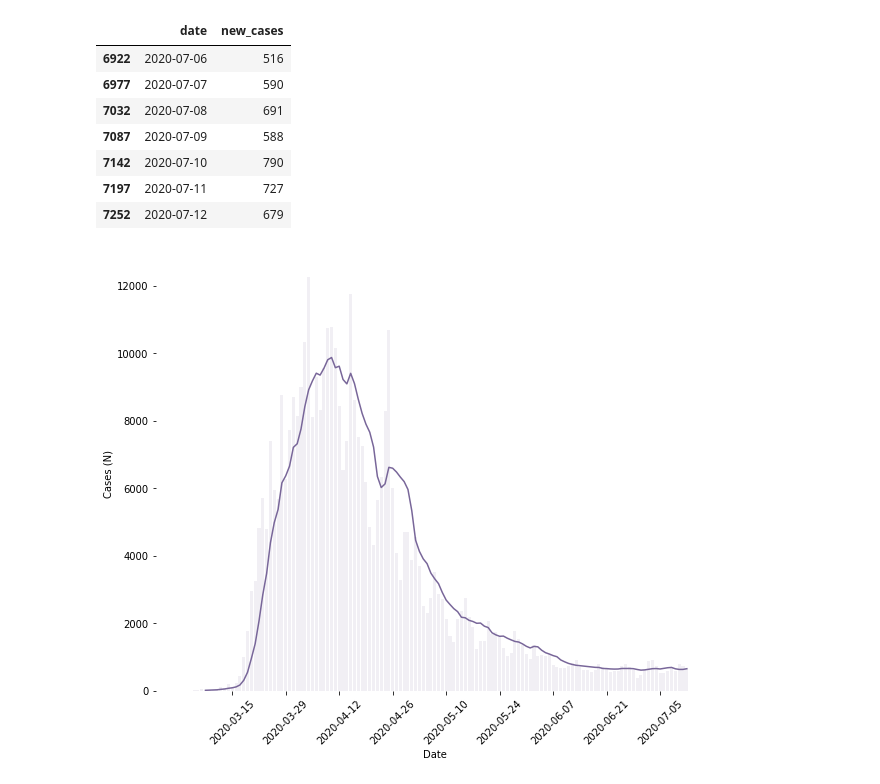
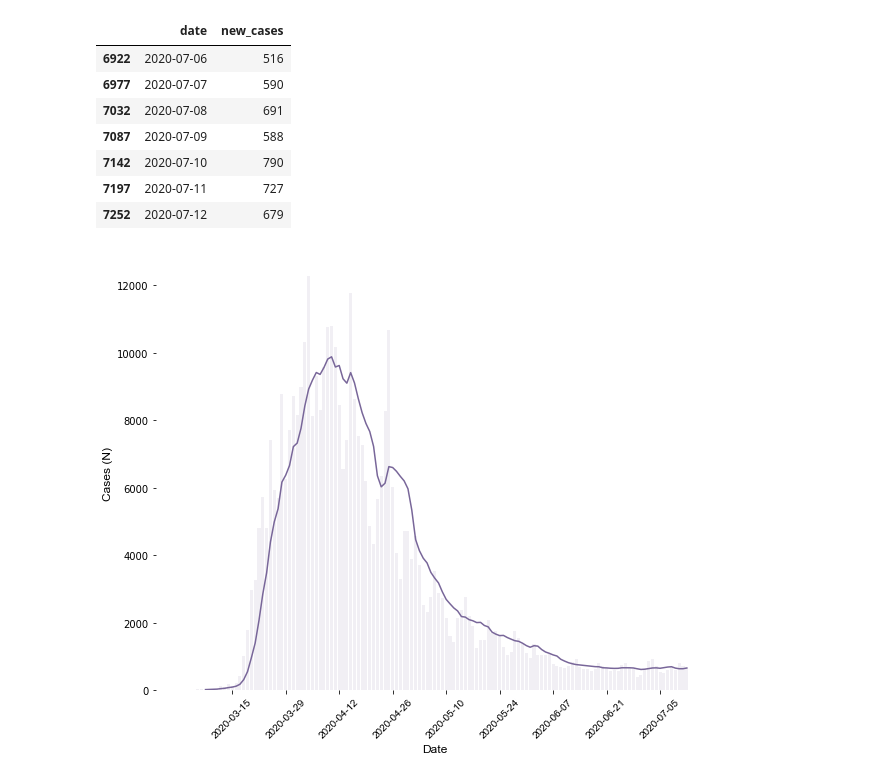
Before and after one commit to TJL30308/rolling_in_the_covid, a Jupyter notebook: development/washington_dev.ipynb, the cells around one changed output. Saved outputs shown, nothing was run; the diff lists cells and outputs as text; code cells hidden in the pictures.

Commit message:
updates to plots

```diff
--- a/development/washington_dev.ipynb
+++ b/development/washington_dev.ipynb
@@ -18,7 +18,7 @@ df.head()
 # %%
 states = df['state'].unique()
 # %%
-df_state = df[df['state']=='Washington']
+df_state = df[df['state']=='New York']
 df_state.head()
 # %% [output]
 |  | date | state | fips | cases | deaths |
@@ -50,24 +50,24 @@ rolling_cases = new_df['new_cases'].rolling(7).mean()
 # %%
 fig, ax = plt.subplots(figsize=(10, 8))
 
 right_side = ax.spines['right']
 right_side.set_visible(False)
 left_side = ax.spines['left']
 left_side.set_visible(False)
 top_side = ax.spines['top']
 top_side.set_visible(False)
 bottom_side = ax.spines['bottom']
 bottom_side.set_visible(False)
 
 plt.plot(new_df['date'], rolling_cases, color=(0.47, 0.40, 0.60))
 plt.bar(new_df['date'], new_df['new_cases'], color=(0.47, 0.40, 0.60), alpha=0.1)
-plt.xticks(ticks=date_seventh[1:13], rotation=45)
+plt.xticks(ticks=date_seventh[1:13], rotation=45, fontname='Arial', fontsize=10)
 # plt.title('Seven Day Rolling Average New COVID-19 Cases')
-plt.ylabel('Cases (N)')
-plt.xlabel('Date')
+plt.ylabel('Cases (N)', fontname='Arial', fontsize=12)
+plt.xlabel('Date', fontname='Arial', fontsize=12)
 
-plt.savefig('washington_bar_roll_plot.png', dpi=None, facecolor='w', edgecolor='w', orientation='portrait')
+plt.savefig('newyork_bar_roll_plot.png', dpi=None, facecolor='w', edgecolor='w', orientation='portrait')
 
 plt.show()
 # %% [output]
-[figure, old version]
+[figure, new version]
```
Also changed, not shown: 3 other files.
